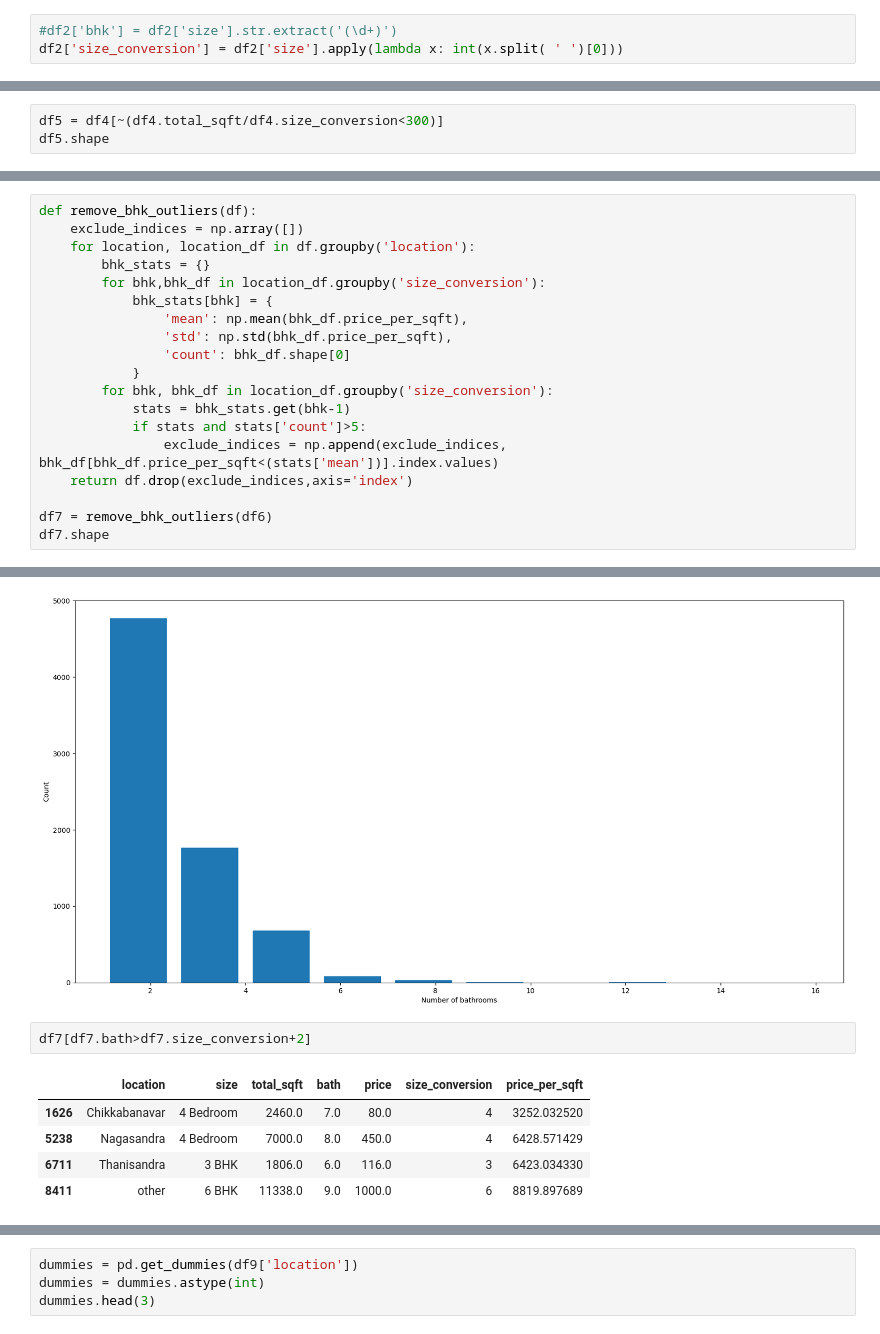
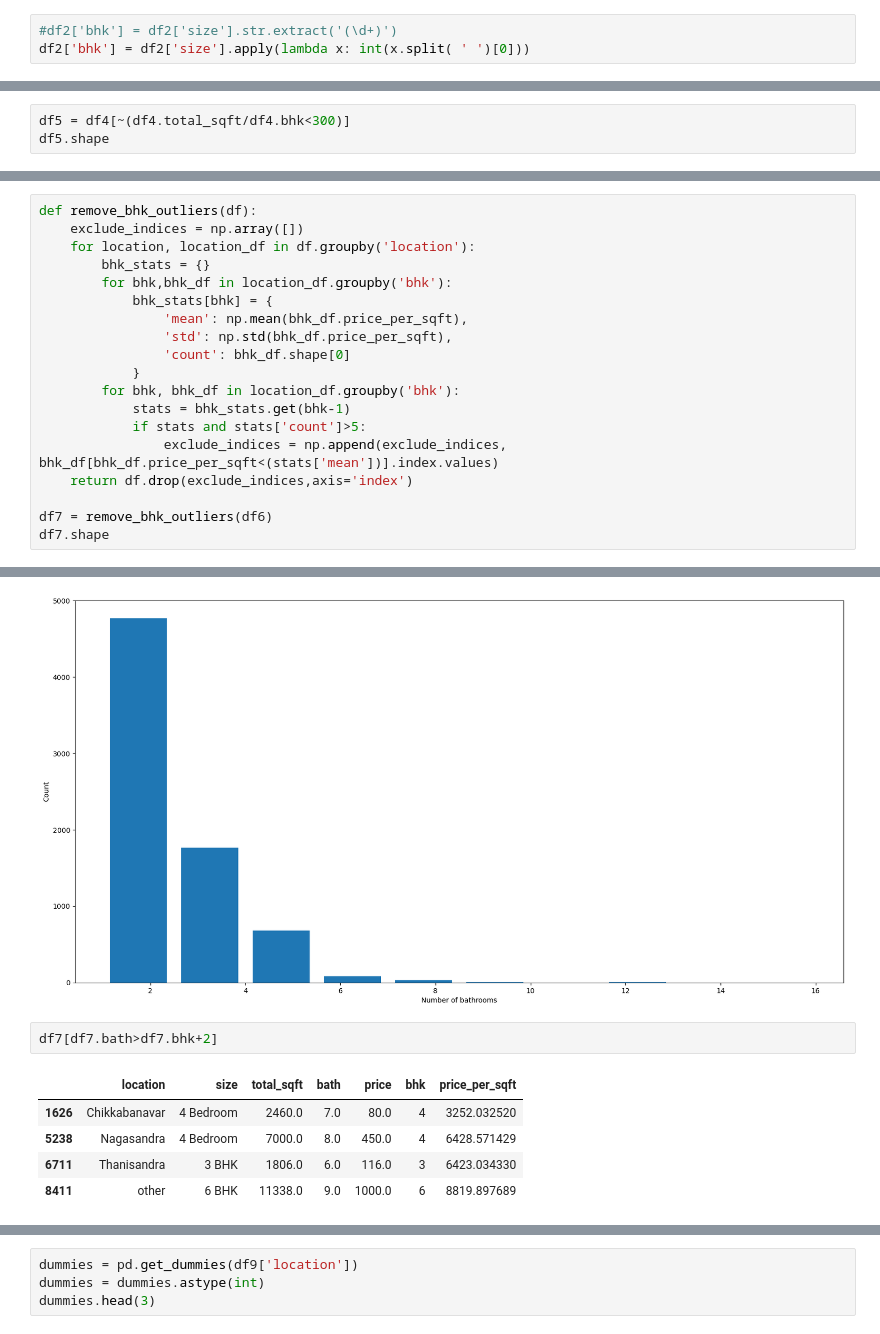
Before and after one commit to loique70/house-prediction, a Jupyter notebook: model/full-prediction-project.ipynb, the cells around one changed output, grey strips where cells are left out. Cells and saved outputs as stored; diff of their text form.

```diff
--- a/model/full-prediction-project.ipynb
+++ b/model/full-prediction-project.ipynb
@@ -114,7 +114,7 @@ array(['2 BHK', '4 Bedroom', '3 BHK', '4 BHK', '6 Bedroom', '3 Bedroom',
        '12 Bedroom', '13 BHK', '18 Bedroom'], dtype=object)
 # %%
 #df2['bhk'] = df2['size'].str.extract('(\d+)')
-df2['size_conversion'] = df2['size'].apply(lambda x: int(x.split( ' ')[0]))
+df2['bhk'] = df2['size'].apply(lambda x: int(x.split( ' ')[0]))
 # %% [output]
 A value is trying to be set on a copy of a slice from a DataFrame.
 Try using .loc[row_indexer,col_indexer] = value instead
@@ -296,7 +296,7 @@ df4.shape
 # %% [output]
 (13246, 7)
 # %%
-df5 = df4[~(df4.total_sqft/df4.size_conversion<300)]
+df5 = df4[~(df4.total_sqft/df4.bhk<300)]
 df5.shape
 # %% [output]
 (12502, 7)
@@ -374,13 +374,13 @@ def remove_bhk_outliers(df):
     exclude_indices = np.array([])
     for location, location_df in df.groupby('location'):
         bhk_stats = {}
-        for bhk,bhk_df in location_df.groupby('size_conversion'):
+        for bhk,bhk_df in location_df.groupby('bhk'):
             bhk_stats[bhk] = {
                 'mean': np.mean(bhk_df.price_per_sqft),
                 'std': np.std(bhk_df.price_per_sqft),
                 'count': bhk_df.shape[0]
             }
-        for bhk, bhk_df in location_df.groupby('size_conversion'):
+        for bhk, bhk_df in location_df.groupby('bhk'):
             stats = bhk_stats.get(bhk-1)
             if stats and stats['count']>5:
                 exclude_indices = np.append(exclude_indices, bhk_df[bhk_df.price_per_sqft<(stats['mean'])].index.values)
@@ -424,9 +424,9 @@ plt.ylabel("Count")
 Text(0, 0.5, 'Count')
 [figure]
 # %%
-df7[df7.bath>df7.size_conversion+2]
+df7[df7.bath>df7.bhk+2]
 # %% [output]
-|  | location | size | total_sqft | bath | price | size_conversion | price_per_sqft |
+|  | location | size | total_sqft | bath | price | bhk | price_per_sqft |
 | 1626 | Chikkabanavar | 4 Bedroom | 2460.0 | 7.0 | 80.0 | 4 | 3252.032520 |
 | 5238 | Nagasandra | 4 Bedroom | 7000.0 | 8.0 | 450.0 | 4 | 6428.571429 |
 | 6711 | Thanisandra | 3 BHK | 1806.0 | 6.0 | 116.0 | 3 | 6423.034330 |
```
Also changed, not shown: parts of 20 cells of this notebook, 3 other files.
